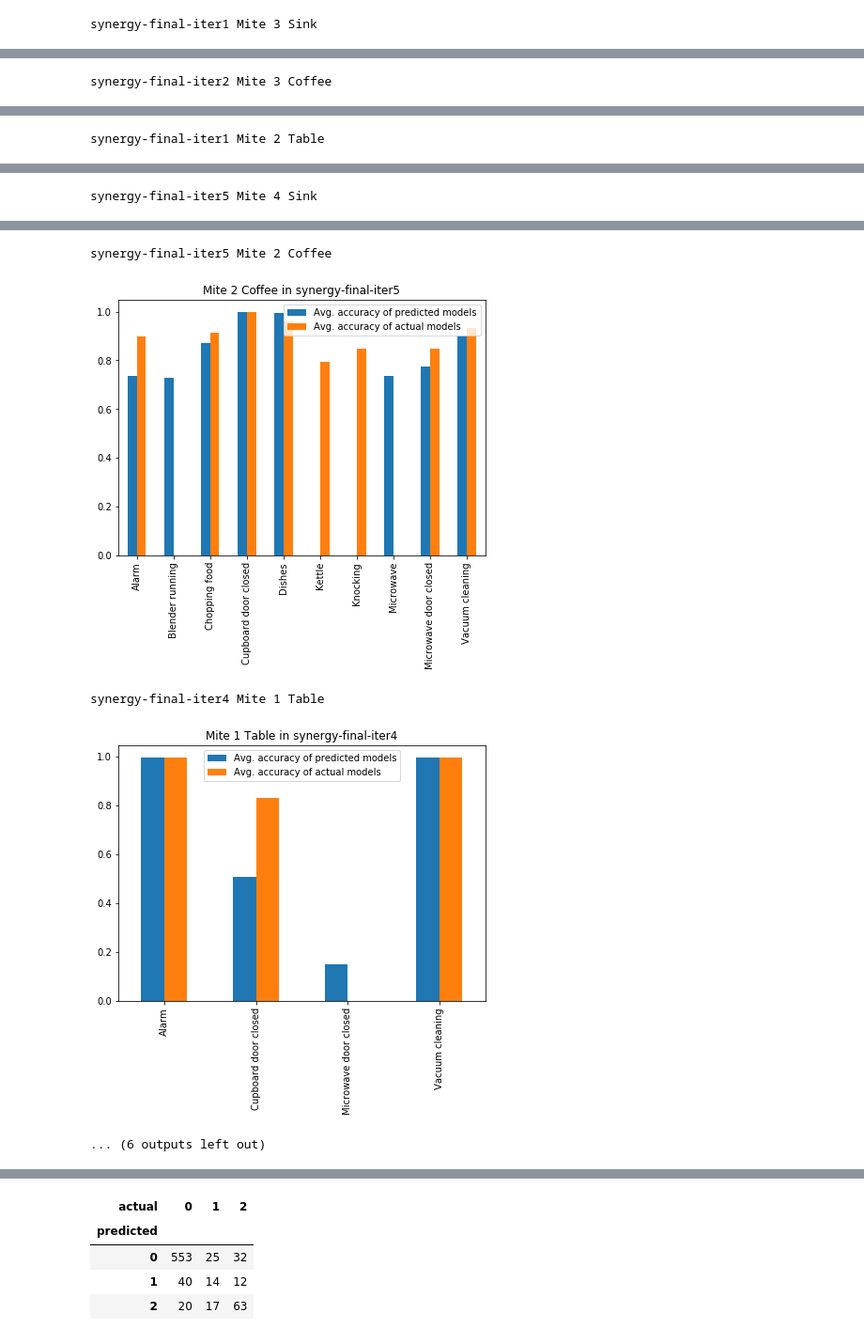
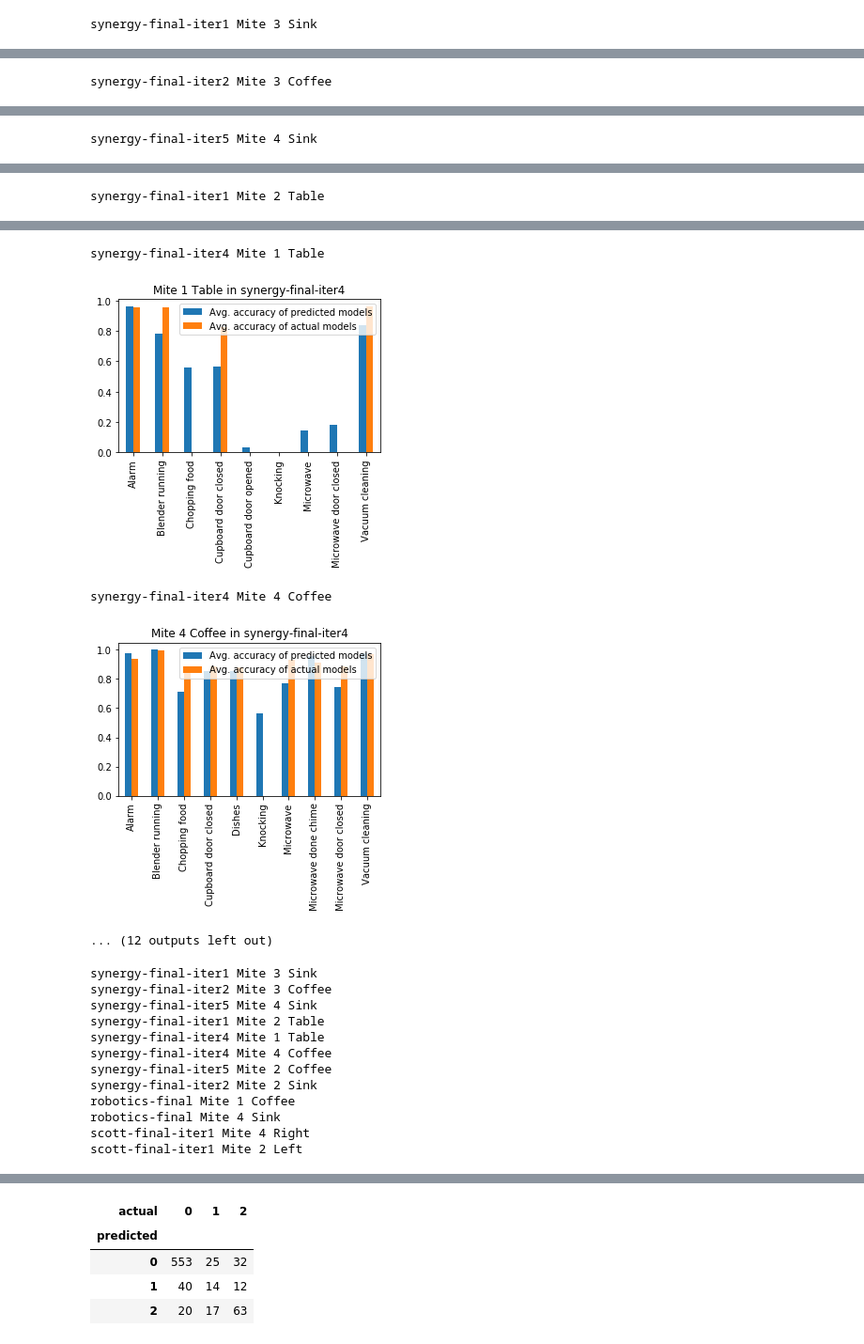
Before and after one commit to matus-tomlein/transfer-learning-playground, a Jupyter notebook: notebooks/single-activity-models/predicting-accuracy.ipynb, the cells around one changed output, grey strips where cells are left out. Shown: that part at 94% size. Cells and saved outputs as stored; diff of their text form; code cells hidden in the pictures.

```diff
--- a/notebooks/single-activity-models/predicting-accuracy.ipynb
+++ b/notebooks/single-activity-models/predicting-accuracy.ipynb
@@ -146,5 +147,5 @@ for _, case in cases.iterrows():
 # %%
-plt.rcParams["figure.figsize"] = (7, 5)
+### plt.rcParams["figure.figsize"] = (7, 5)
 
 for _, case in cases.iterrows():
     device_name = case['target_device_name']
@@ -176 +177 @@ synergy-final-iter2 Mite 3 Coffee
-synergy-final-iter1 Mite 2 Table
+synergy-final-iter5 Mite 4 Sink
@@ -178 +179 @@ synergy-final-iter1 Mite 2 Table
-synergy-final-iter5 Mite 4 Sink
+synergy-final-iter1 Mite 2 Table
@@ -180,5 +181,66 @@ synergy-final-iter5 Mite 4 Sink
-synergy-final-iter5 Mite 2 Coffee
+synergy-final-iter4 Mite 1 Table
-[figure, old version]
+[figure, new version]
-synergy-final-iter4 Mite 1 Table
+synergy-final-iter4 Mite 4 Coffee
-[figure, old version]
+[figure, new version]
-... (6 outputs left out)
+... (12 outputs left out)
+# %%
+import pickle
+
+class TransferableModelsForCase:
+    def __init__(self, target_device_name, target_dataset):
+        self.target_device_name = target_device_name
+        self.target_dataset = target_dataset
+        self.transferable_models = []
+
+    def add_transferable_model(self, source_dataset, source_device_name, label,
+                               classifier, features,
+                               accuracy_positive, accuracy_negative):
+        self.transferable_models.append({
+            "source_dataset": source_dataset,
+            "source_device_name": source_device_name,
+            "label": label,
+            "classifier": classifier,
+            "features": features,
+            "accuracy_positive": accuracy_positive,
+            "accuracy_negative": accuracy_negative
+        })
+
+transferable_models = []
+for _, case in cases.iterrows():
+    device_name = case['target_device_name']
+    dataset = case['target_dataset']
+
+    models_for_case = TransferableModelsForCase(target_device_name=device_name,
+                                               target_dataset=dataset)
+
+    print(dataset, device_name)
+    df_relevant = df_tested.loc[df_tested.target_device_name == device_name]
+    df_relevant = df_relevant.loc[df_relevant.target_dataset == dataset]
+
+    predicted_models = df_relevant.loc[df_relevant.predictions == 2]
+    for i, row in predicted_models.iterrows():
+        models_for_case.add_transferable_model(source_dataset=row['source_dataset'],
+                                               source_device_name=row['source_device_name'],
+                                               classifier=row['classifier'],
+                                               label=row['label'],
+                                               features=row['features'],
+                                               accuracy_positive=row['accuracy_positive'],
+                                               accuracy_negative=row['accuracy_negative'])
+    transferable_models.append(models_for_case)
+
+output = open('transferable_models.p', 'wb')
+pickle.dump(transferable_models, output)
+output.close()
+# %% [output]
+synergy-final-iter1 Mite 3 Sink
+synergy-final-iter2 Mite 3 Coffee
+synergy-final-iter5 Mite 4 Sink
+synergy-final-iter1 Mite 2 Table
+synergy-final-iter4 Mite 1 Table
+synergy-final-iter4 Mite 4 Coffee
+synergy-final-iter5 Mite 2 Coffee
+synergy-final-iter2 Mite 2 Sink
+robotics-final Mite 1 Coffee
+robotics-final Mite 4 Sink
+scott-final-iter1 Mite 4 Right
+scott-final-iter1 Mite 2 Left
```
Also changed, not shown: parts of 7 cells of this notebook, 9 other files.
